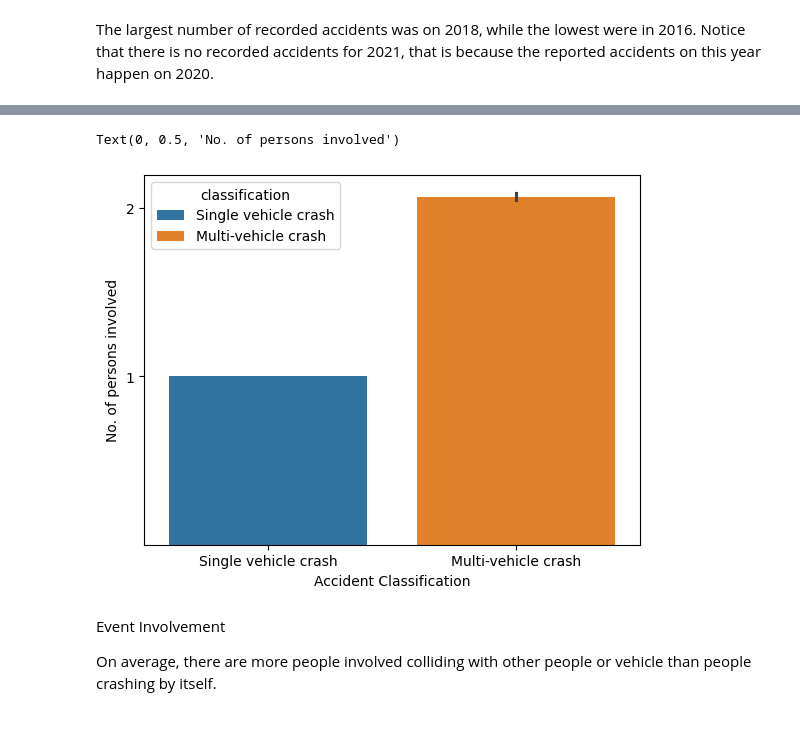
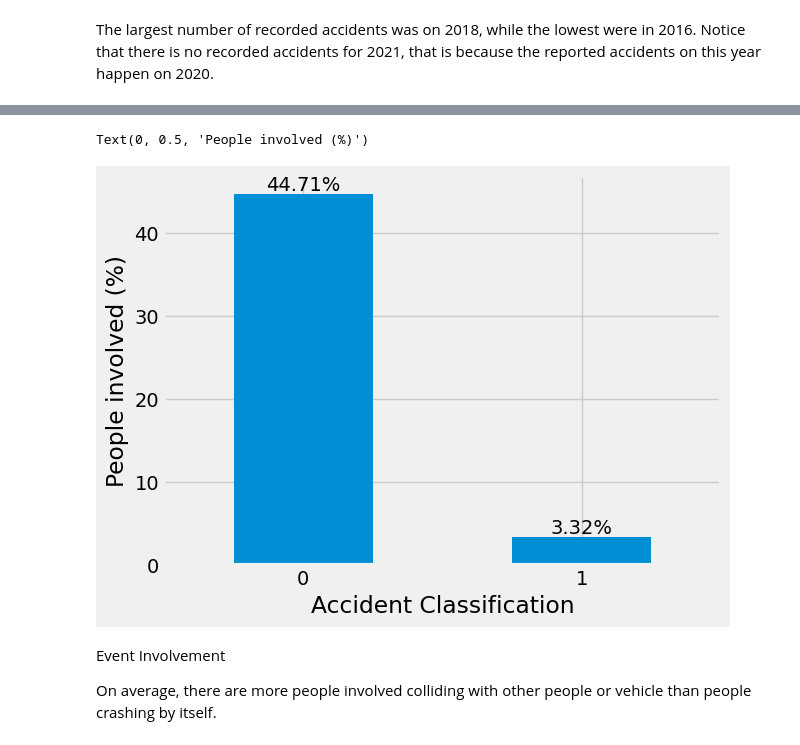
Before and after one commit to pjcroxas/Transportation-Data-Science, a Jupyter notebook: DRIVERs_Accident_Analysis.ipynb, the cells around one changed output, grey strips where cells are left out. Saved outputs shown, nothing was run; the diff lists cells and outputs as text; code cells hidden in the pictures.

```diff
--- a/DRIVERs_Accident_Analysis.ipynb
+++ b/DRIVERs_Accident_Analysis.ipynb
@@ -98,14 +169,14 @@ crash_inv["classification"] = crash_inv["no. of person involved"].apply(collisio
-# %%
-sns.barplot(crash_inv,
-            x="classification",
-            y="no. of person involved",
-            hue="classification")
-plt.yticks([1, 2])
-plt.xlabel("Accident Classification")
-plt.ylabel("No. of persons involved")
-# %% [output]
-Text(0, 0.5, 'No. of persons involved')
-[figure, removed]
+# %%
+# crash_inv_grouped.set_index("classification", inplace=True)
+ax = crash_inv_grouped.plot(kind="bar", y="percentage")
+ax.legend().remove()
+ax.bar_label(ax.containers[0], fmt='%.2f%%')
+plt.xticks(rotation=0)
+plt.xlabel("Accident Classification")
+plt.ylabel("People involved (%)")
+# %% [output]
+Text(0, 0.5, 'People involved (%)')
+[figure, added]
 # %% [markdown]
 Event Involvement
 
```
Also changed, not shown: parts of 52 cells of this notebook.
